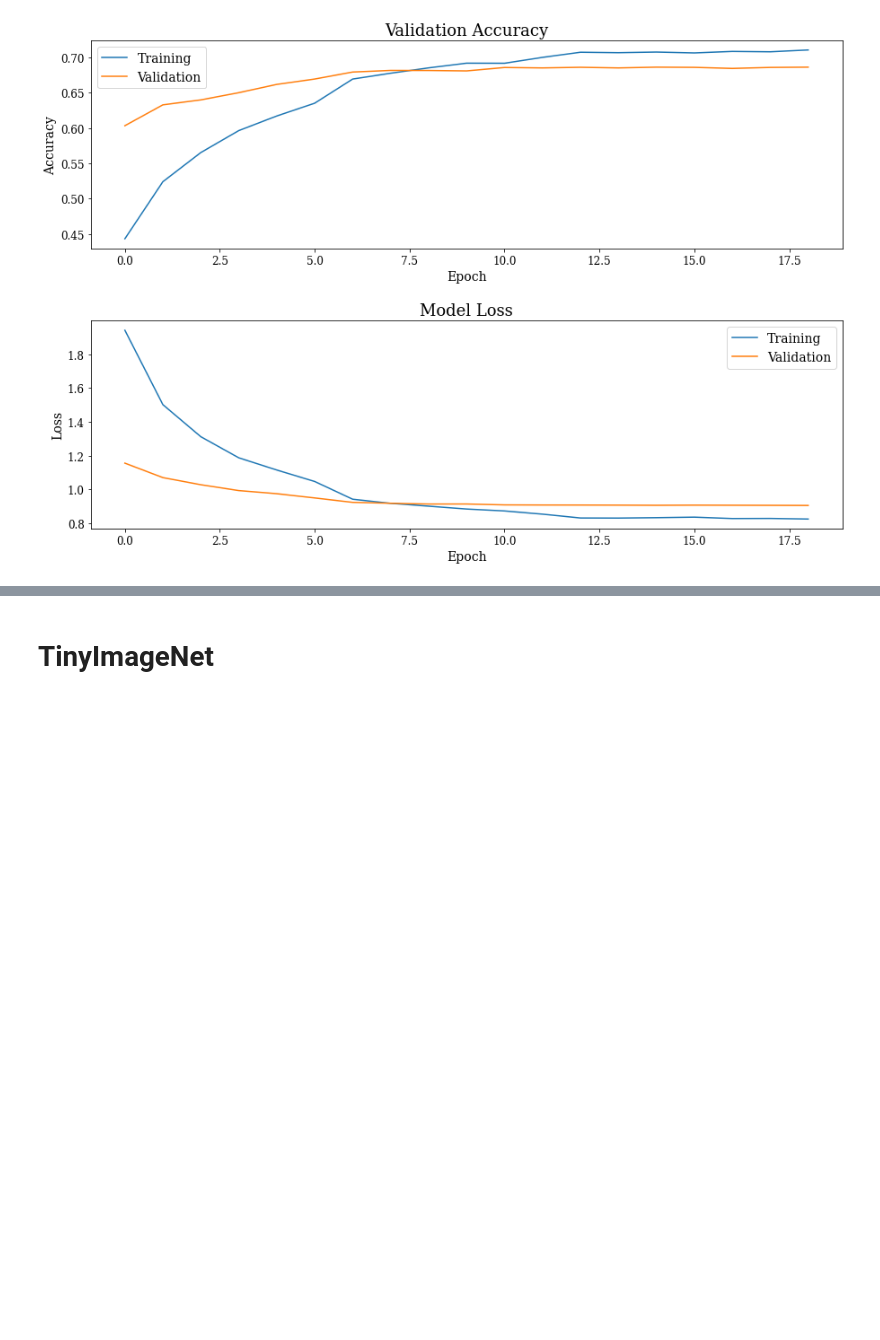
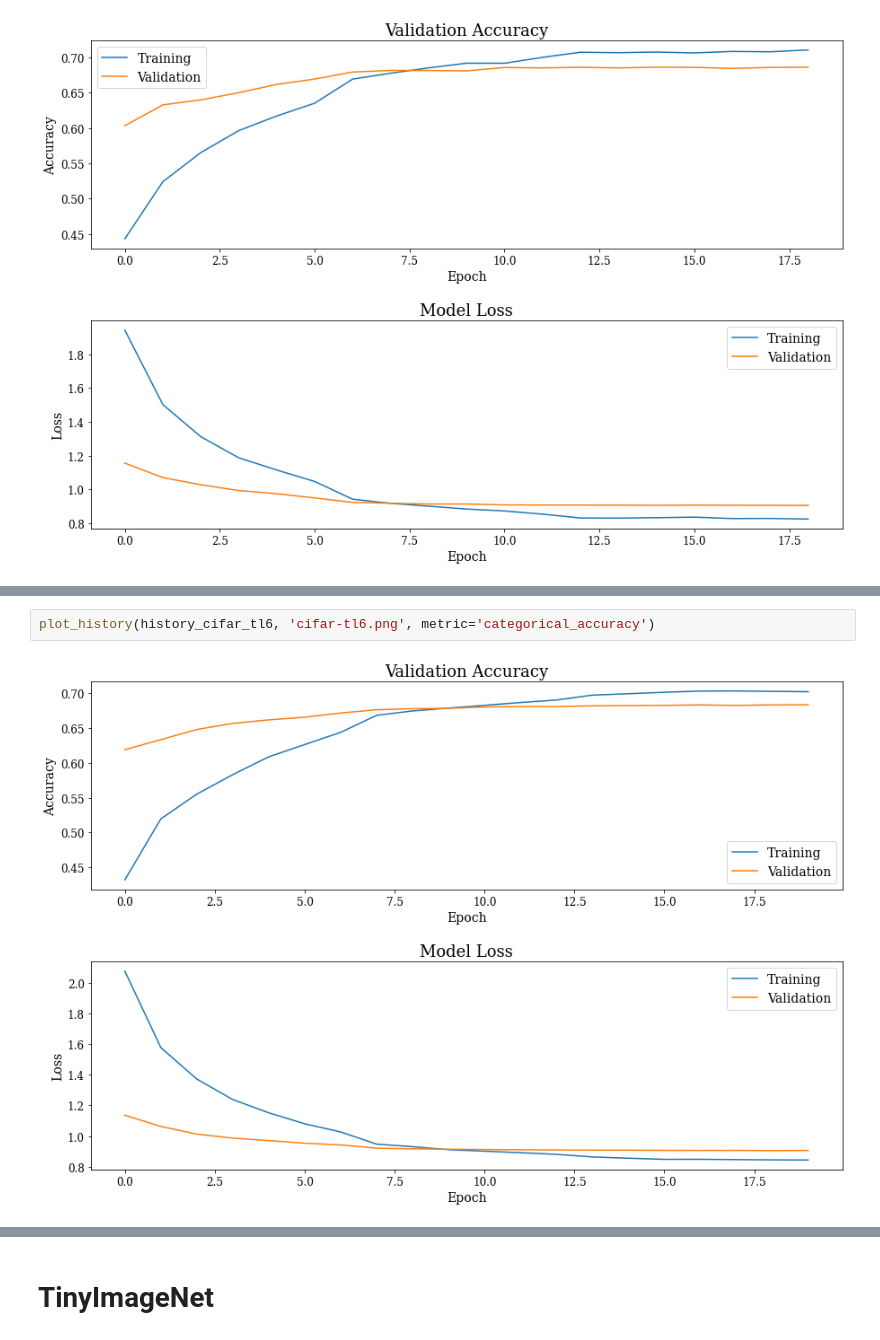
Before and after one commit to limited-fion/deep-learning-cw, a Jupyter notebook: 04_cw.ipynb, the cells around one changed output, grey strips where cells are left out. Saved outputs shown, nothing was run; the diff lists cells and outputs as text; blank space fills up the shorter version.

```diff
--- a/04_cw.ipynb
+++ b/04_cw.ipynb
@@ -711,0 +831,4 @@ plot_history(history_cifar_tl5, 'cifar-tl5.png', metric='categorical_accuracy')
+# %%
+plot_history(history_cifar_tl6, 'cifar-tl6.png', metric='categorical_accuracy')
+# %% [output]
+[figure, added]
```
Also changed, not shown: parts of 19 cells of this notebook.
